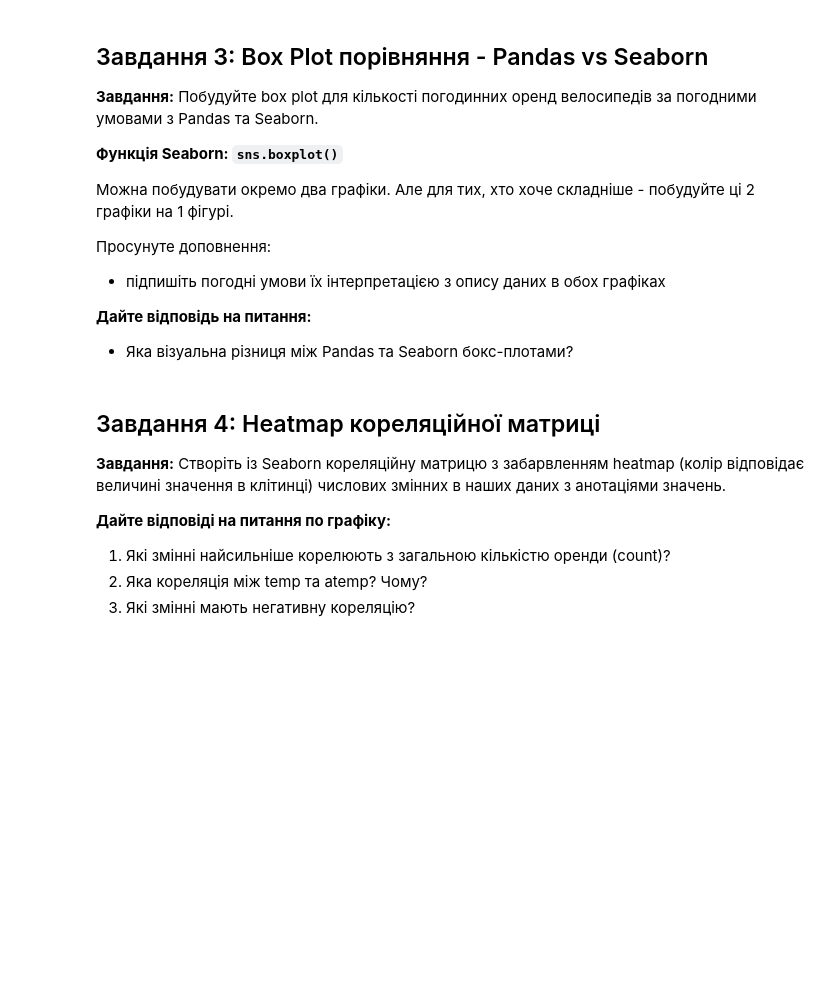
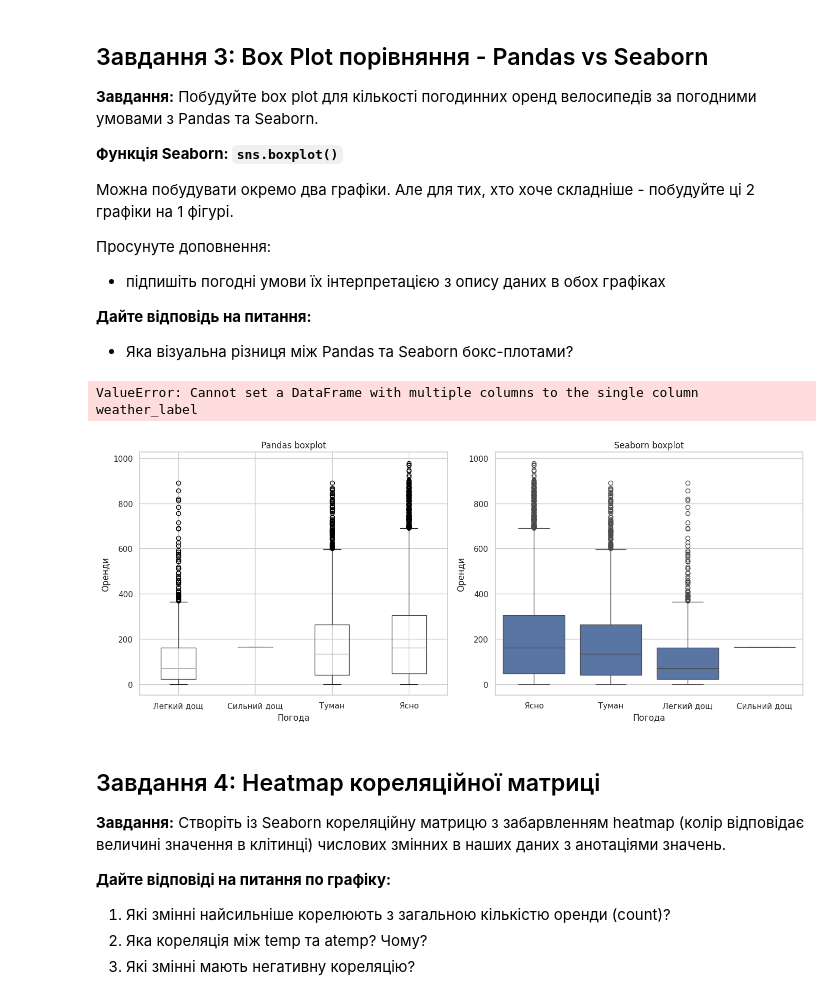
Before and after one commit to zaporozhetsalena/My-first-project, a Jupyter notebook: HW_11_3_Статистичні_візуалізації_з_Seaborn.ipynb, the cells around one changed output. Drawn from its saved outputs; the diff is of its cells as text; code cells hidden in the pictures; blank space fills up the shorter version.

```diff
--- a/HW_11_3_Статистичні_візуалізації_з_Seaborn.ipynb
+++ b/HW_11_3_Статистичні_візуалізації_з_Seaborn.ipynb
@@ -157,6 +198,51 @@ plt.show()
 
 **Дайте відповідь на питання:**
 - Яка візуальна різниця між Pandas та Seaborn бокс-плотами?
+# %%
+# 🔹 мапа погоди (з опису)
+weather_labels = {
+    1: 'Ясно',
+    2: 'Туман',
+    3: 'Легкий дощ',
+    4: 'Сильний дощ'
+}
+
+# додаємо колонку з підписами
+df['weather_label'] = df
+# %% [output]
+ValueError: Cannot set a DataFrame with multiple columns to the single column weather_label
+# %%
+# мапа
+weather_labels = {
+    1: 'Ясно',
+    2: 'Туман',
+    3: 'Легкий дощ',
+    4: 'Сильний дощ'
+}
+
+df['weather_label'] = df['weather'].map(weather_labels)
+
+fig, ax = plt.subplots(1, 2, figsize=(14,6))
+
+# Pandas
+df.boxplot(column='count', by='weather_label', ax=ax[0])
+ax[0].set_title("Pandas boxplot")
+ax[0].set_xlabel("Погода")
+ax[0].set_ylabel("Оренди")
+
+# прибрати зайвий заголовок
+plt.suptitle('')
+
+# Seaborn
+sns.boxplot(data=df, x='weather_label', y='count', ax=ax[1])
+ax[1].set_title("Seaborn boxplot")
+ax[1].set_xlabel("Погода")
+ax[1].set_ylabel("Оренди")
+
+plt.tight_layout()
+plt.show()
+# %% [output]
+[figure, added]
 # %% [markdown]
 <!-- - -->
 ## Завдання 4: Heatmap кореляційної матриці
```
Also changed, not shown: parts of 11 cells of this notebook.
